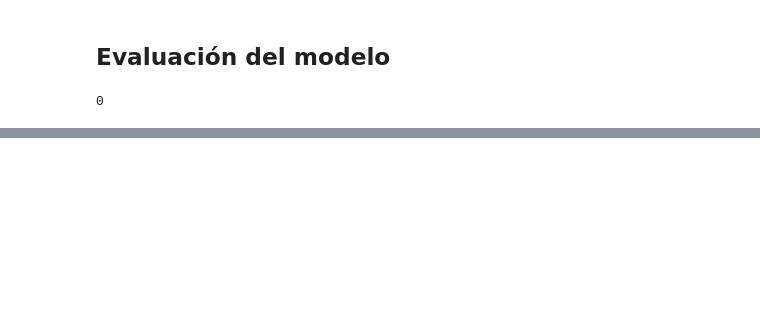
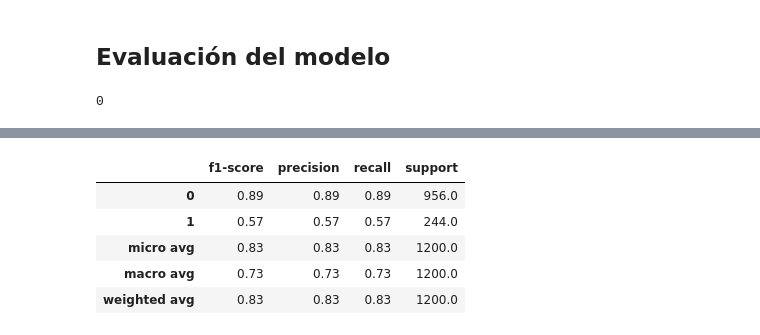
Before and after one commit to stivenlopezg/Churn-modelling, a Jupyter notebook: inference_pipeline.ipynb, the cells around one changed output, grey strips where cells are left out. Saved outputs shown, nothing was run; the diff lists cells and outputs as text; code cells hidden in the pictures; blank space fills up the shorter version.

```diff
--- a/inference_pipeline.ipynb
+++ b/inference_pipeline.ipynb
@@ -201,0 +286,13 @@ The F1 score is: 0.64
+# %%
+model = joblib.load('xgboost-model')
+prediction = prediction_df(model, file_path=f'{output_path}/test.csv.out', score=0.5)
+metrics = calculate_metrics(test_label['label'], prediction['prediction'])
+# %%
+generate_report(test_label['label'], prediction['prediction'])
+# %% [output]
+|  | f1-score | precision | recall | support |
+| 0 | 0.89 | 0.89 | 0.89 | 956.0 |
+| 1 | 0.57 | 0.57 | 0.57 | 244.0 |
+| micro avg | 0.83 | 0.83 | 0.83 | 1200.0 |
+| macro avg | 0.73 | 0.73 | 0.73 | 1200.0 |
+| weighted avg | 0.83 | 0.83 | 0.83 | 1200.0 |
```
Also changed, not shown: parts of 39 cells of this notebook.
